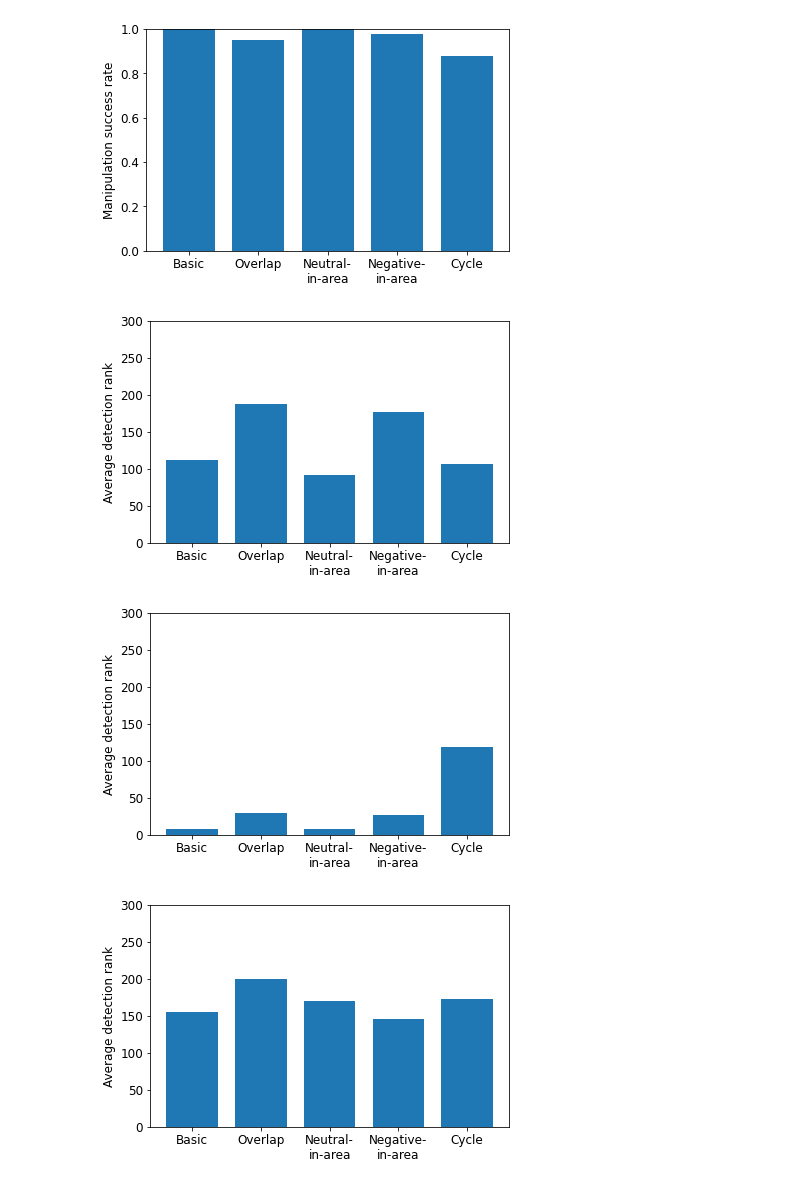
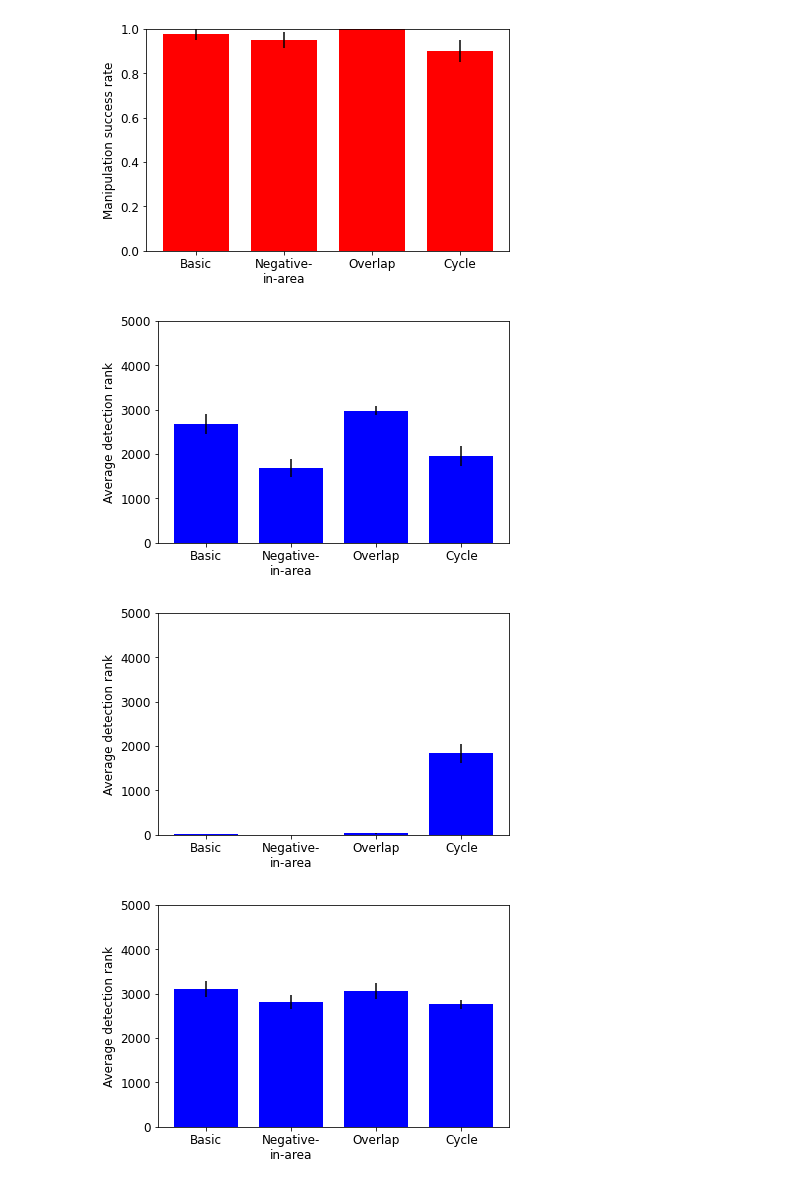
Before and after one commit to sjecmen/malicious_bidding_dataset, a Jupyter notebook: analysis/plot.ipynb, the cells around one changed output. Saved outputs shown, nothing was run; the diff lists cells and outputs as text; code cells hidden in the pictures.

```diff
--- a/analysis/plot.ipynb
+++ b/analysis/plot.ipynb
@@ -81,20 +82,36 @@ my_bar(rank_total, 'rank_algos.pdf', '', ['Counting', 'Ring', 'Low-rank'], 'Aver
-# %%
-data = np.load('data/Result_synth.npz')
-success_by_strategy=data['success_by_strategy']
-rank_by_strategy_simple=data['rank_by_strategy_simple']
-rank_by_strategy_cluster=data['rank_by_strategy_cluster']
-rank_by_strategy_low_rank=data['rank_by_strategy_low_rank']
-
-my_bar(success_by_strategy[:5], 'success_synth.pdf', '', strategy_labels[:5], 'Manipulation success rate', 1)
-my_bar(rank_by_strategy_simple[:5], 'rank_simple_synth.pdf', '', strategy_labels[:5], 'Average detection rank', 300)
-my_bar(rank_by_strategy_cluster[:5], 'rank_cluster_synth.pdf', '', strategy_labels[:5], 'Average detection rank', 300)
-my_bar(rank_by_strategy_low_rank[:5], 'rank_lowrank_synth.pdf', '', strategy_labels[:5], 'Average detection rank', 300)
-#my_bar(rank_total, 'rank_algos.pdf', 'Detection algorithm', ['counting', 'ring', 'low-rank'], 'Average detection rank')
-# %% [output]
-[figure, removed]
-[figure, removed]
-[figure, removed]
-[figure, removed]
+# %%
+data = np.load('data/Result_synth.npz')
+success_by_strategy_list=data['success_by_strategy'].tolist()
+rank_by_strategy_simple_list=data['rank_by_strategy_simple'].tolist()
+rank_by_strategy_cluster_list=data['rank_by_strategy_cluster'].tolist()
+rank_by_strategy_low_rank_list=data['rank_by_strategy_low_rank'].tolist()
+num_trials = data['num_trials']
+group_size = data['group_size']
+N = data['n']
+nstrat = 4
+
+success_by_strategy = [[] for _ in range(nstrat)]
+rank_by_strategy_simple = [[] for _ in range(nstrat)]
+rank_by_strategy_cluster = [[] for _ in range(nstrat)]
+rank_by_strategy_low_rank = [[] for _ in range(nstrat)]
+for i in range(nstrat): # list of num_trials # successes in group
+    for j in range(num_trials):
+        s = int(success_by_strategy_list[i][j])
+        samples = ([1] * s) + ([0] * (group_size - s))
+        success_by_strategy[i] += samples
+        rank_by_strategy_simple[i] += rank_by_strategy_simple_list[i][j]
+        rank_by_strategy_cluster[i] += rank_by_strategy_cluster_list[i][j]
+        rank_by_strategy_low_rank[i] += rank_by_strategy_low_rank_list[i][j]
+
+my_bar(success_by_strategy[:nstrat], 'success_synth.pdf', '', strategy_labels[:nstrat], 'Manipulation success rate', 1, 'red')
+my_bar(rank_by_strategy_simple[:nstrat], 'rank_simple_synth.pdf', '', strategy_labels[:nstrat], 'Average detection rank', N, 'blue')
+my_bar(rank_by_strategy_cluster[:nstrat], 'rank_cluster_synth.pdf', '', strategy_labels[:nstrat], 'Average detection rank', N, 'blue')
+my_bar(rank_by_strategy_low_rank[:nstrat], 'rank_lowrank_synth.pdf', '', strategy_labels[:nstrat], 'Average detection rank', N, 'blue')
+# %% [output]
+[figure, added]
+[figure, added]
+[figure, added]
+[figure, added]
 # %%
 # Plot histograms of +/-/0 malicious reviewer bids
 
```
Also changed, not shown: parts of 5 cells of this notebook, 8 other files.
